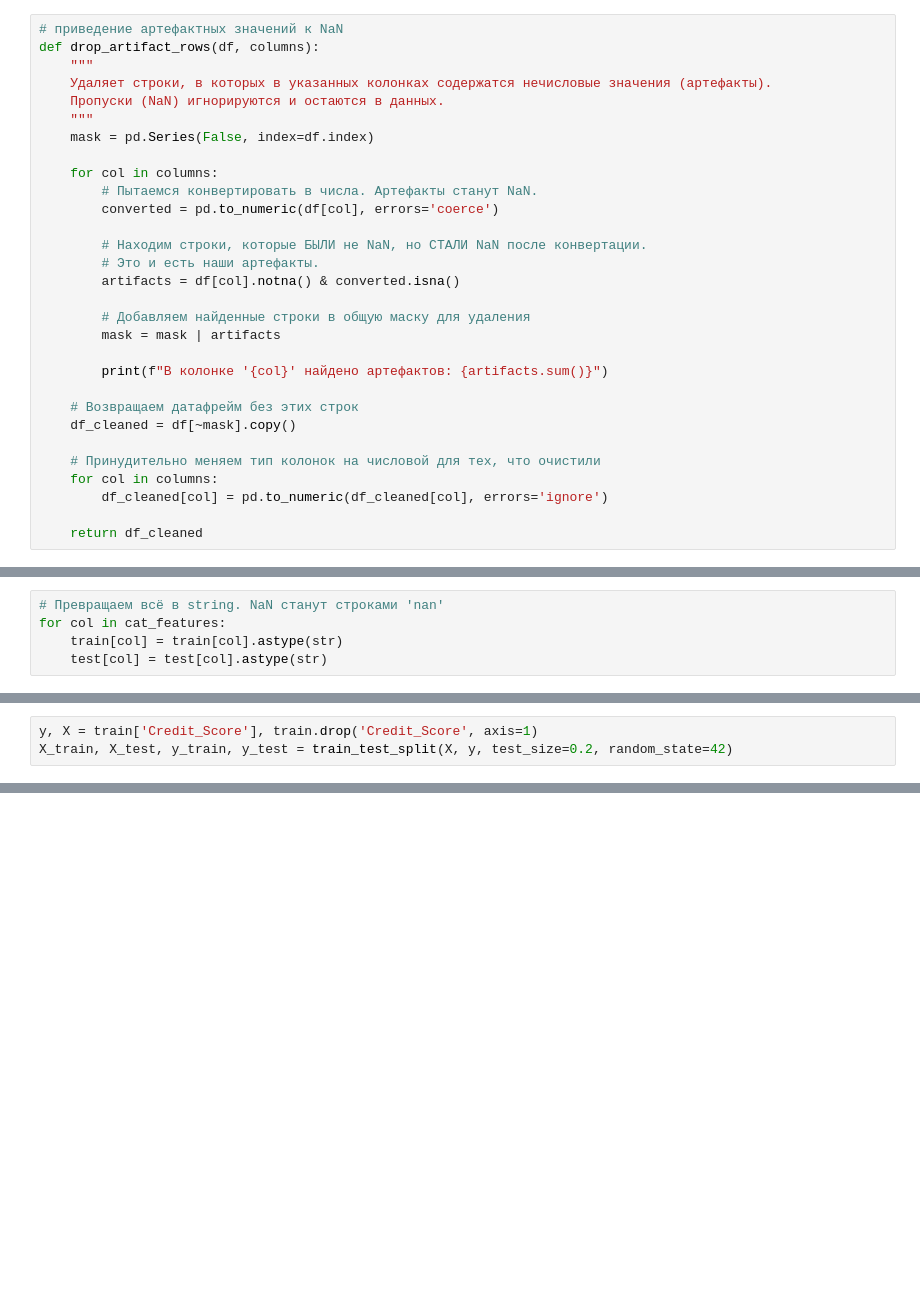
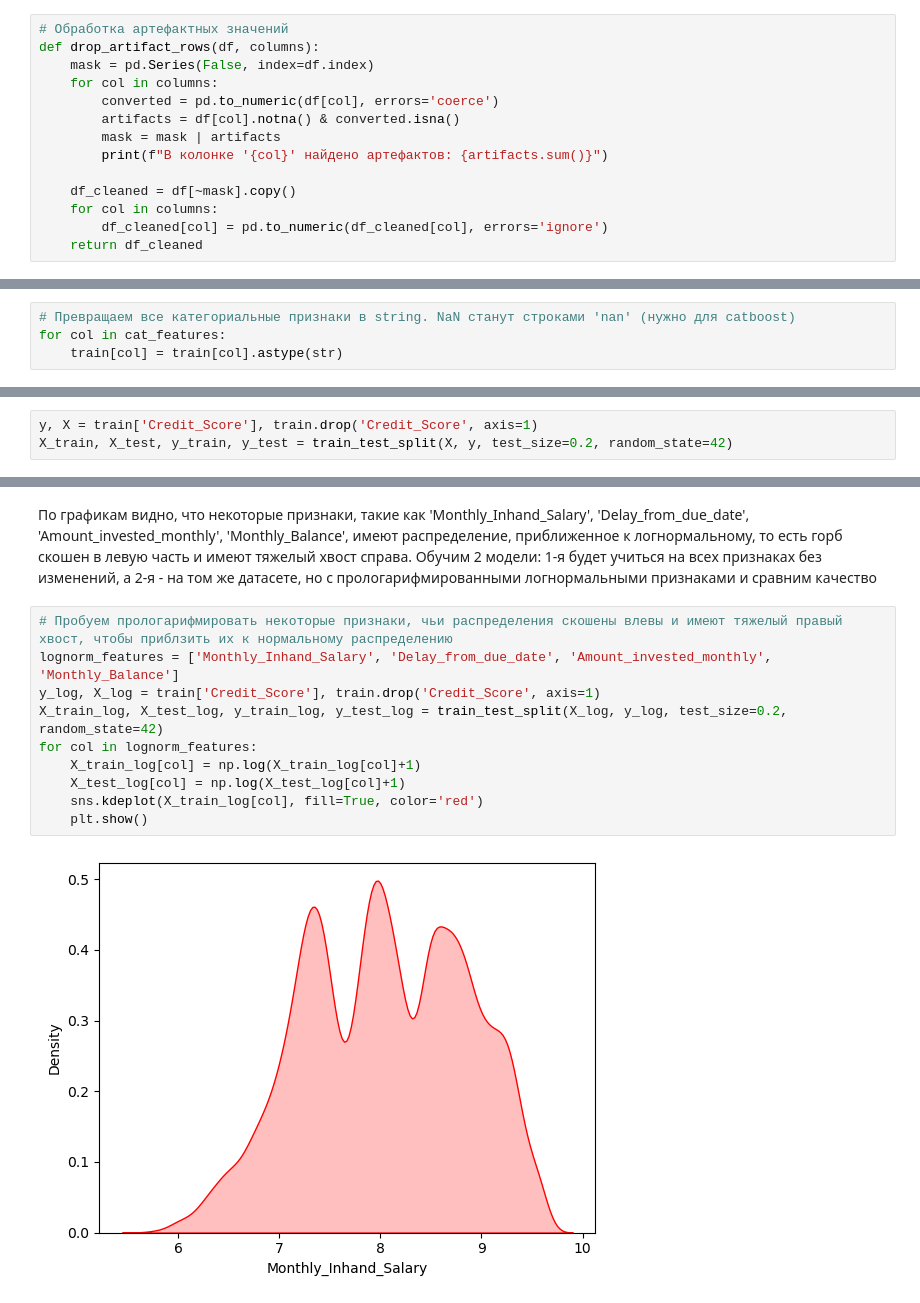
Before and after one commit to Vladlen1708/Credit-score-first-pet-project-, a Jupyter notebook: Credit_score.ipynb, the cells around one changed output, grey strips where cells are left out. Cells and saved outputs as stored; diff of their text form; blank space fills up the shorter version.

```diff
--- a/Credit_score.ipynb
+++ b/Credit_score.ipynb
@@ -101,32 +89,16 @@ train.head(2)
 #Выделяем категориальные признаки
 cat_features = ["Month", "Occupation", "Type_of_Loan", "Credit_Mix", "Payment_Behaviour", "Payment_of_Min_Amount"]
 # %%
-# приведение артефактных значений к NaN
+# Обработка артефактных значений
 def drop_artifact_rows(df, columns):
-    """
-    Удаляет строки, в которых в указанных колонках содержатся нечисловые значения (артефакты).
-    Пропуски (NaN) игнорируются и остаются в данных.
-    """
     mask = pd.Series(False, index=df.index)
-
     for col in columns:
-        # Пытаемся конвертировать в числа. Артефакты станут NaN.
         converted = pd.to_numeric(df[col], errors='coerce')
-
-        # Находим строки, которые БЫЛИ не NaN, но СТАЛИ NaN после конвертации.
-        # Это и есть наши артефакты.
         artifacts = df[col].notna() & converted.isna()
-
-        # Добавляем найденные строки в общую маску для удаления
         mask = mask | artifacts
-
         print(f"В колонке '{col}' найдено артефактов: {artifacts.sum()}")
 
-    # Возвращаем датафрейм без этих строк
     df_cleaned = df[~mask].copy()
-
-    # Принудительно меняем тип колонок на числовой для тех, что очистили
     for col in columns:
         df_cleaned[col] = pd.to_numeric(df_cleaned[col], errors='ignore')
-
     return df_cleaned
@@ -169,6 +136,5 @@ test = drop_artifact_rows(test, ["Age", "Annual_Income", "Num_of_Loan", "Num_of_
 # %%
-# Превращаем всё в string. NaN станут строками 'nan'
+# Превращаем все категориальные признаки в string. NaN станут строками 'nan' (нужно для catboost)
 for col in cat_features:
     train[col] = train[col].astype(str)
-    test[col] = test[col].astype(str)
 # %%
@@ -186,0 +183,14 @@ class_weights = dict(zip(classes, weights))
+# %% [markdown]
+По графикам видно, что некоторые признаки, такие как 'Monthly_Inhand_Salary', 'Delay_from_due_date', 'Amount_invested_monthly', 'Monthly_Balance', имеют распределение, приближенное к логнормальному, то есть горб скошен в левую часть и имеют тяжелый хвост справа. Обучим 2 модели: 1-я будет учиться на всех признаках без изменений, а 2-я - на том же датасете, но с прологарифмированными логнормальными признаками и сравним качество
+# %%
+# Пробуем прологарифмировать некоторые признаки, чьи распределения скошены влевы и имеют тяжелый правый хвост, чтобы приблзить их к нормальному распределению
+lognorm_features = ['Monthly_Inhand_Salary', 'Delay_from_due_date', 'Amount_invested_monthly', 'Monthly_Balance']
+y_log, X_log = train['Credit_Score'], train.drop('Credit_Score', axis=1)
+X_train_log, X_test_log, y_train_log, y_test_log = train_test_split(X_log, y_log, test_size=0.2, random_state=42)
+for col in lognorm_features:
+    X_train_log[col] = np.log(X_train_log[col]+1)
+    X_test_log[col] = np.log(X_test_log[col]+1)
+    sns.kdeplot(X_train_log[col], fill=True, color='red')
+    plt.show()
+# %% [output]
+[figure, added]
```
Also changed, not shown: parts of 40 cells of this notebook, 1 other file.
